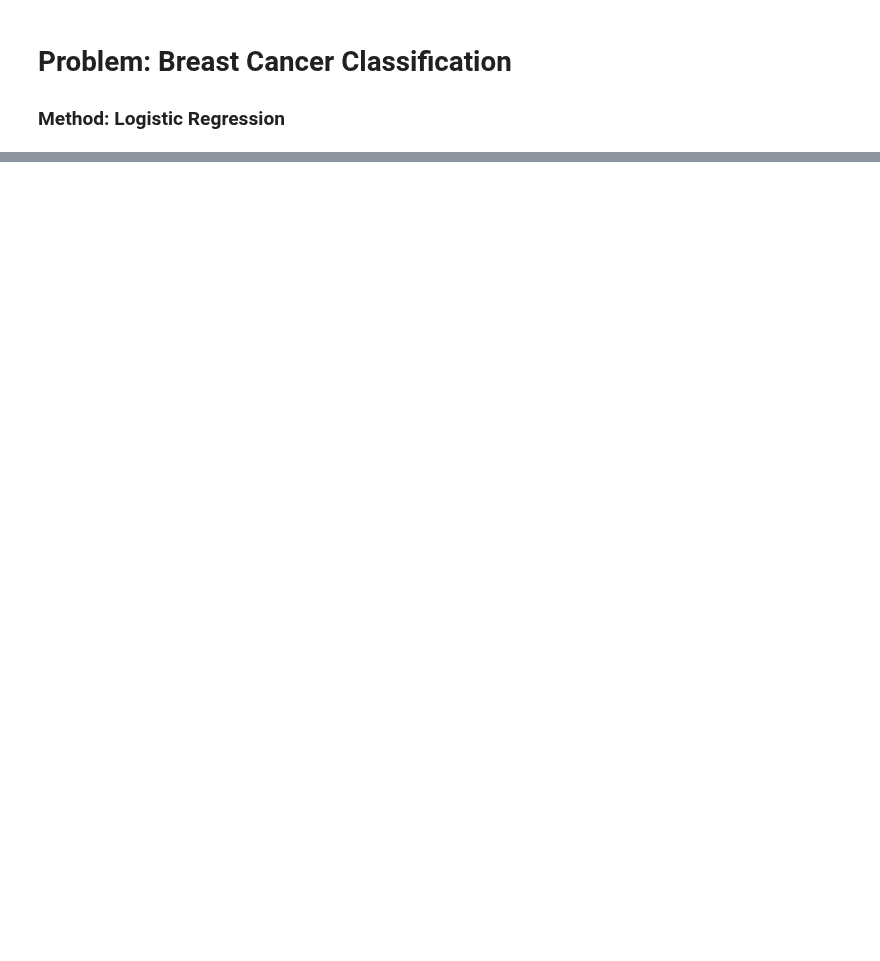
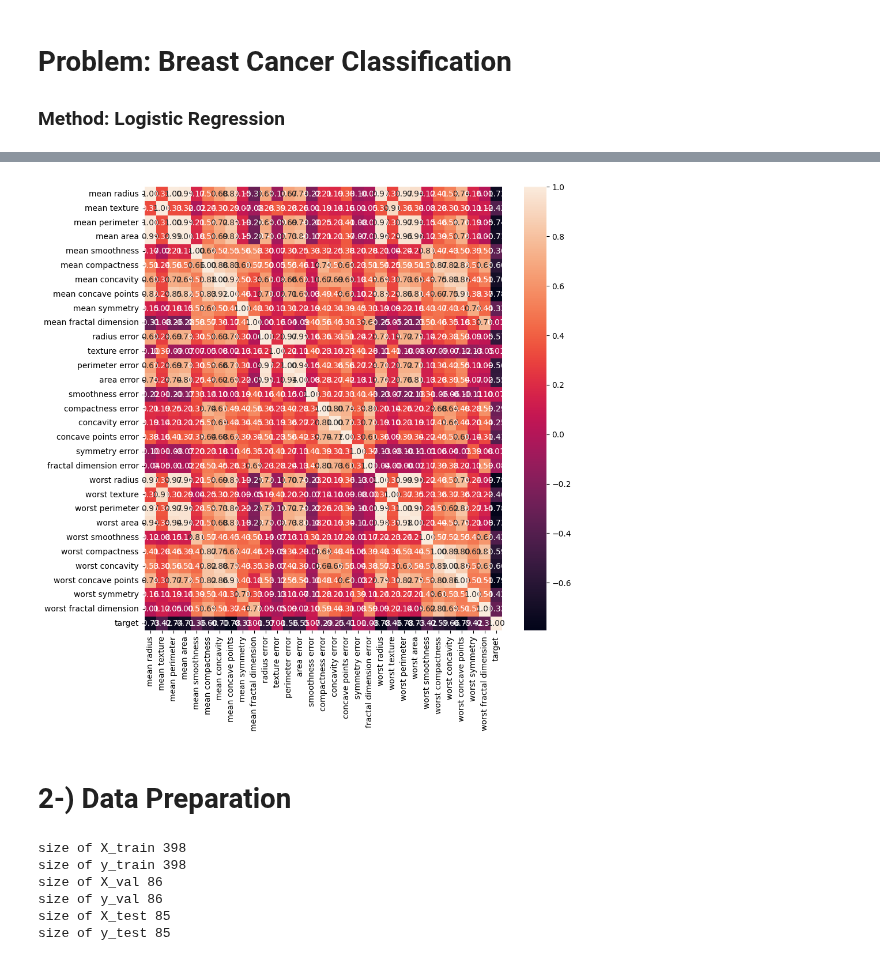
Before and after one commit to giraydorukyurt7/Data_Science-And-Artificial_Intelligence-Journeys, a Jupyter notebook: Machine_Learning/Applications/Breast_Cancer_Classification_logistic_regression/breast_cancer_classification_classification_logistic_regression.ipynb, the cells around one changed output, grey strips where cells are left out. Cells and saved outputs as stored; diff of their text form; code cells hidden in the pictures; blank space fills up the shorter version.

```diff
--- a/Machine_Learning/Applications/Breast_Cancer_Classification_logistic_regression/breast_cancer_classification_classification_logistic_regression.ipynb
+++ b/Machine_Learning/Applications/Breast_Cancer_Classification_logistic_regression/breast_cancer_classification_classification_logistic_regression.ipynb
@@ -28,0 +86,10 @@ df.head()
+# %%
+# Corelations
+corr_matrix = df.corr()
+plt.figure(figsize=(10, 10))
+sns.heatmap(corr_matrix, annot=True, fmt='.2f')
+plt.show()
+# %% [output]
+[figure, added]
+# %% [markdown]
+# 2-) Data Preparation
@@ -28,0 +104,14 @@ df.head()
+# %%
+print(f"size of X_train {len(X_train)}")
+print(f"size of y_train {len(y_train)}")
+print(f"size of X_val {len(X_val)}")
+print(f"size of y_val {len(y_val)}")
+print(f"size of X_test {len(X_test)}")
+print(f"size of y_test {len(y_test)}")
+# %% [output]
+size of X_train 398
+size of y_train 398
+size of X_val 86
+size of y_val 86
+size of X_test 85
+size of y_test 85
```
Also changed, not shown: parts of 13 cells of this notebook.
